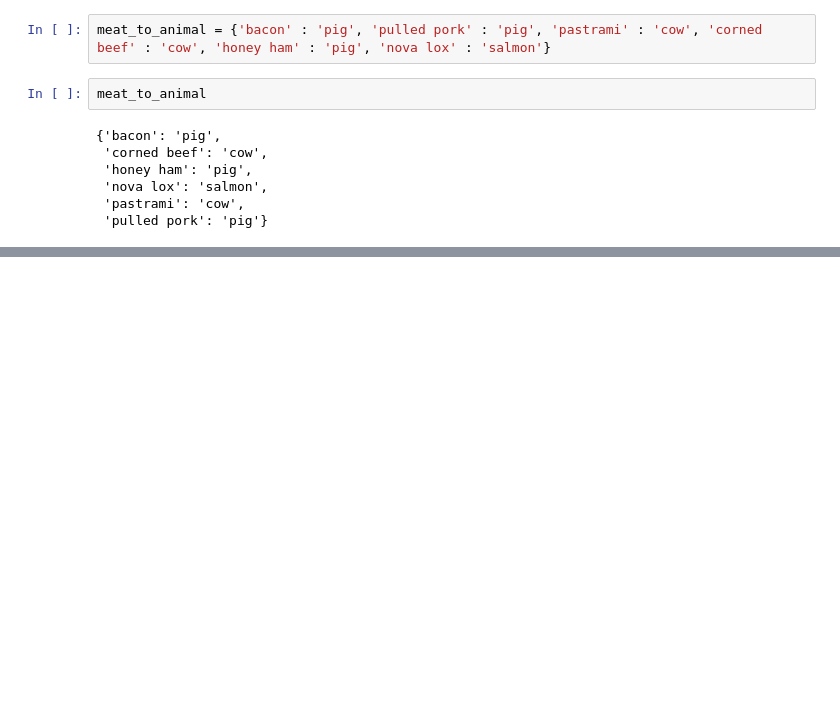
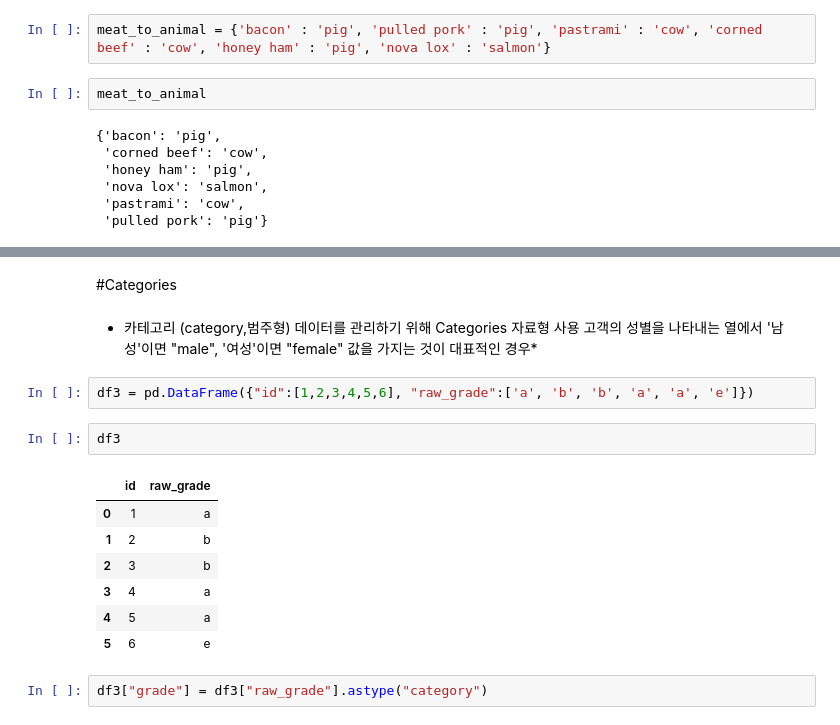
Before and after one commit to water-beetle/Python_flearning, a Jupyter notebook: #12 DataFrame_데이터_변경하기.ipynb, the cells around one changed output, grey strips where cells are left out. Saved outputs shown, nothing was run; the diff lists cells and outputs as text; blank space fills up the shorter version.

```diff
--- a/#12 DataFrame_데이터_변경하기.ipynb
+++ b/#12 DataFrame_데이터_변경하기.ipynb
@@ -106,0 +134,19 @@ df2["anima"] = df2
+# %% [markdown]
+#Categories
+# %% [markdown]
+* 카테고리 (category,범주형) 데이터를 관리하기 위해 Categories 자료형 사용
+ 고객의 성별을 나타내는 열에서 '남성'이면 "male", '여성'이면 "female" 값을 가지는 것이 대표적인 경우*
+# %%
+df3 = pd.DataFrame({"id":[1,2,3,4,5,6], "raw_grade":['a', 'b', 'b', 'a', 'a', 'e']})
+# %%
+df3
+# %% [output]
+|  | id | raw_grade |
+| 0 | 1 | a |
+| 1 | 2 | b |
+| 2 | 3 | b |
+| 3 | 4 | a |
+| 4 | 5 | a |
+| 5 | 6 | e |
+# %%
+df3["grade"] = df3["raw_grade"].astype("category")
```
Also changed, not shown: parts of 28 cells of this notebook.
